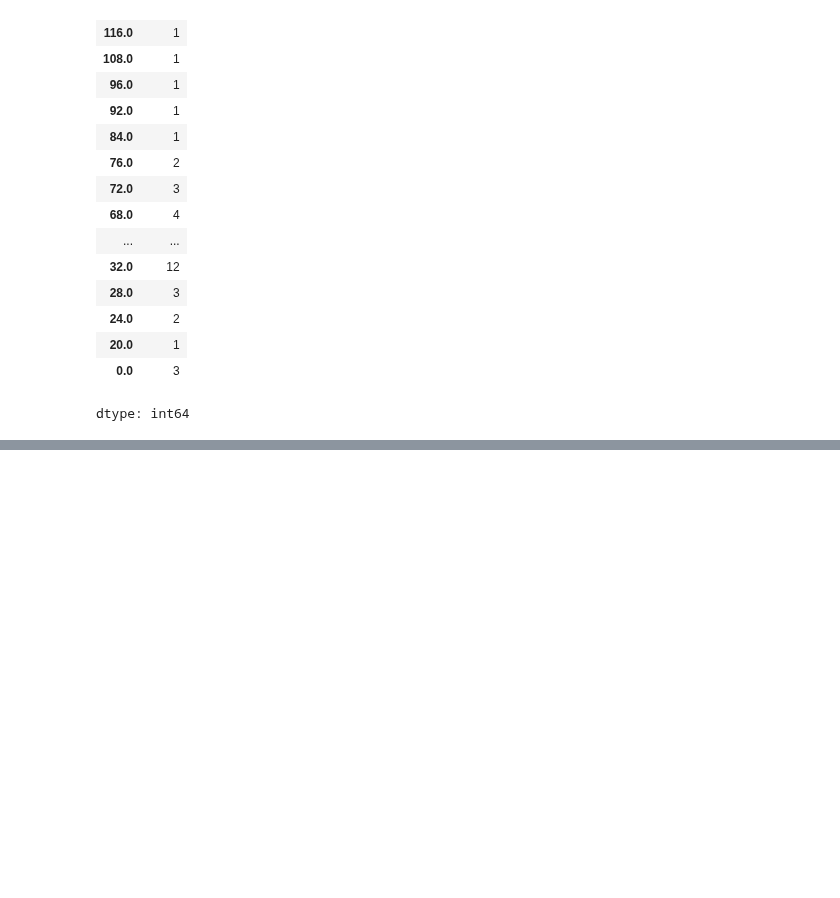
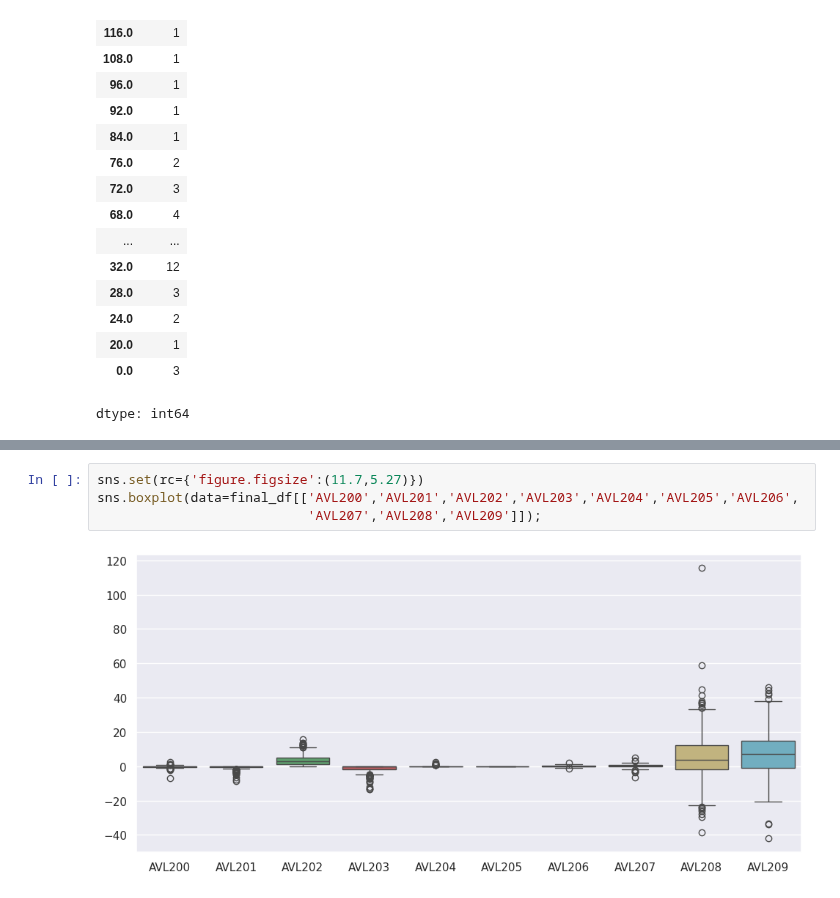
Before and after one commit to heytanix/PROJECT_ARRHYTHMIA, a Jupyter notebook: Oversampled_and_PCA.ipynb, the cells around one changed output, grey strips where cells are left out. Cells and saved outputs as stored; diff of their text form; blank space fills up the shorter version.

```diff
--- a/Oversampled_and_PCA.ipynb
+++ b/Oversampled_and_PCA.ipynb
@@ -404,0 +413,6 @@ Now we can see outliers within the last two attributes
+# %%
+sns.set(rc={'figure.figsize':(11.7,5.27)})
+sns.boxplot(data=final_df[['AVL200','AVL201','AVL202','AVL203','AVL204','AVL205','AVL206',
+                           'AVL207','AVL208','AVL209']]);
+# %% [output]
+[figure, added]
```
Also changed, not shown: parts of 8 cells of this notebook.
